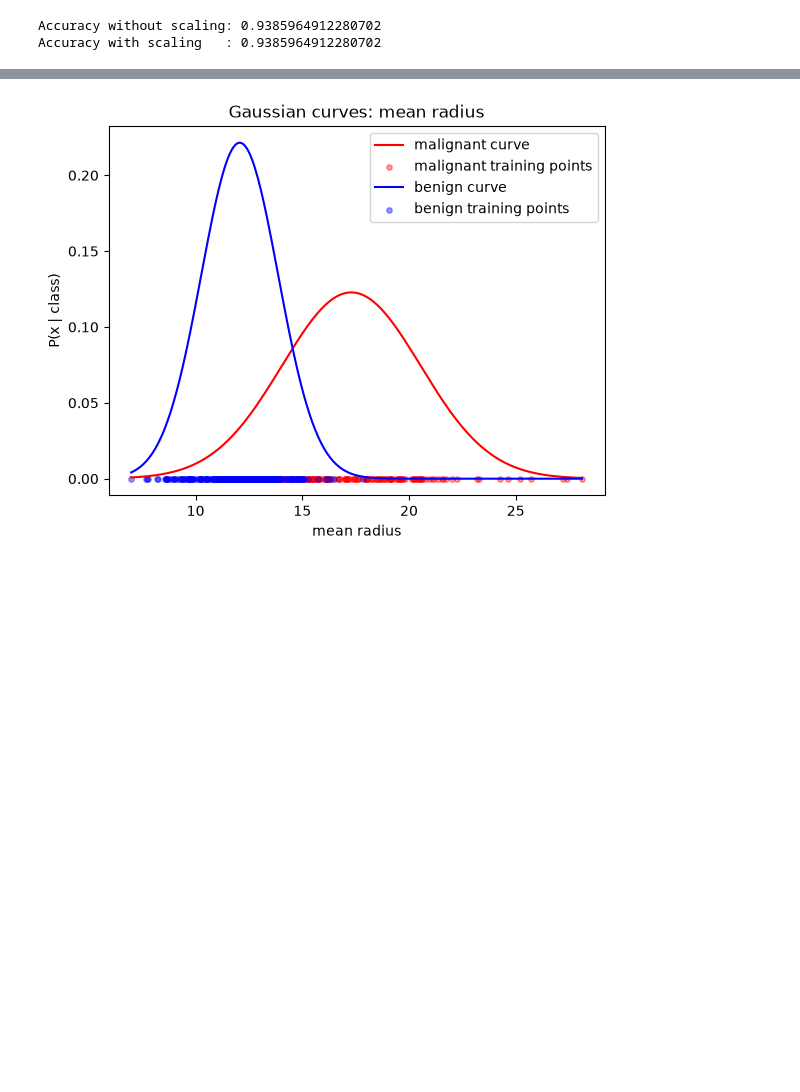
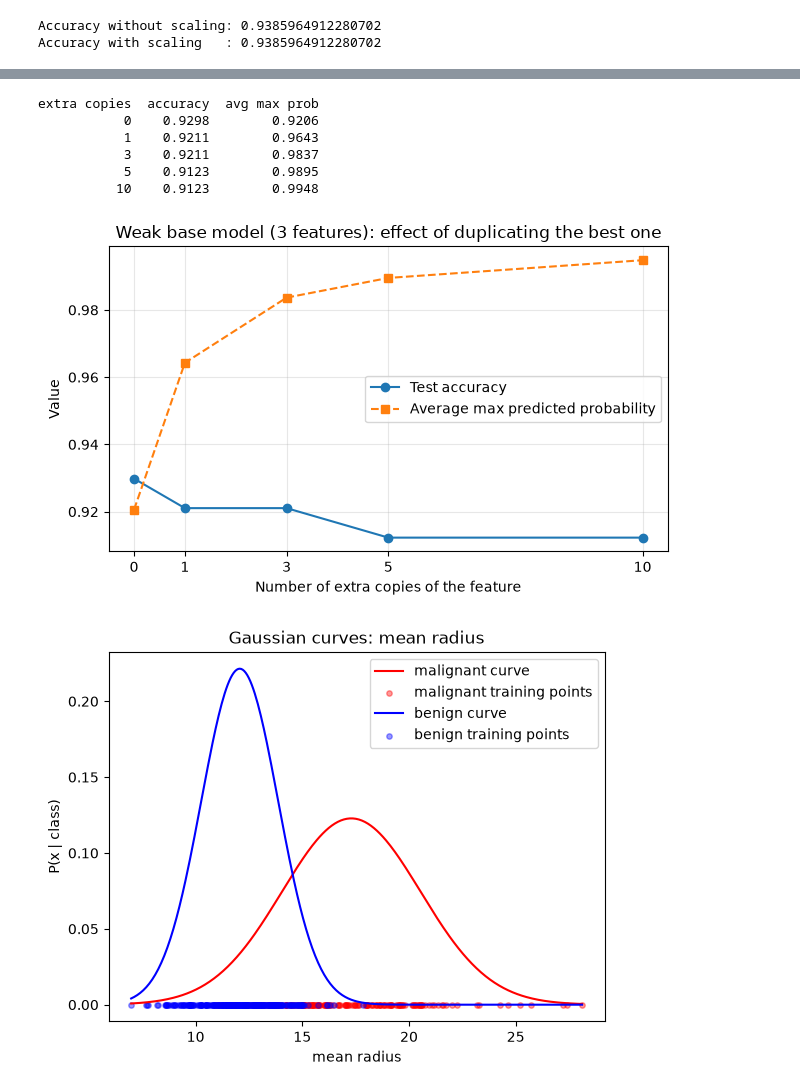
Before and after one commit to Jana-ctrl-s/Gaussian-Naive-Bayes-from-Scratch, a Jupyter notebook: GNB_20240759_20240650.ipynb, the cells around one changed output, grey strips where cells are left out. Cells and saved outputs as stored; diff of their text form; code cells hidden in the pictures; blank space fills up the shorter version.

```diff
--- a/GNB_20240759_20240650.ipynb
+++ b/GNB_20240759_20240650.ipynb
@@ -339,3 +470,30 @@ Accuracy with scaling   : 0.9385964912280702
+# %%
+weak = list(np.argsort(score)[:2])           # two least informative features
+base_cols = [best] + weak
+accs2, confs2 = [], []
+for n in copies_list:
+    Xtr = add_copies(X_train[:, base_cols], 0, n); Xte = add_copies(X_test[:, base_cols], 0, n)
+    mdl = GaussianNaiveBayes(var_smoothing=1e-9).fit(Xtr, y_train)
+    accs2.append(accuracy(y_test, mdl.predict(Xte))); confs2.append(mdl.predict_proba(Xte).max(axis=1).mean())
+print(f"{'extra copies':>12}{'accuracy':>10}{'avg max prob':>14}")
+for n, a, c in zip(copies_list, accs2, confs2):
+    print(f"{n:>12}{a:>10.4f}{c:>14.4f}")
+
+fig, ax = plt.subplots(figsize=(6.5, 4))
+ax.plot(copies_list, accs2, "o-", label="Test accuracy")
+ax.plot(copies_list, confs2, "s--", label="Average max predicted probability")
+ax.set_xlabel("Number of extra copies of the feature"); ax.set_ylabel("Value")
+ax.set_title("Weak base model (3 features): effect of duplicating the best one")
+ax.set_xticks(copies_list); ax.legend(); ax.grid(alpha=0.3)
+plt.tight_layout(); plt.show()
+# %% [output]
+extra copies  accuracy  avg max prob
+           0    0.9298        0.9206
+           1    0.9211        0.9643
+           3    0.9211        0.9837
+           5    0.9123        0.9895
+          10    0.9123        0.9948
+[figure, added]
 # %%
 # Task 5:Fitted Gaussian curves
 #plotted the fitted Gaussian curves of every class
```
Also changed, not shown: parts of 11 cells of this notebook.
